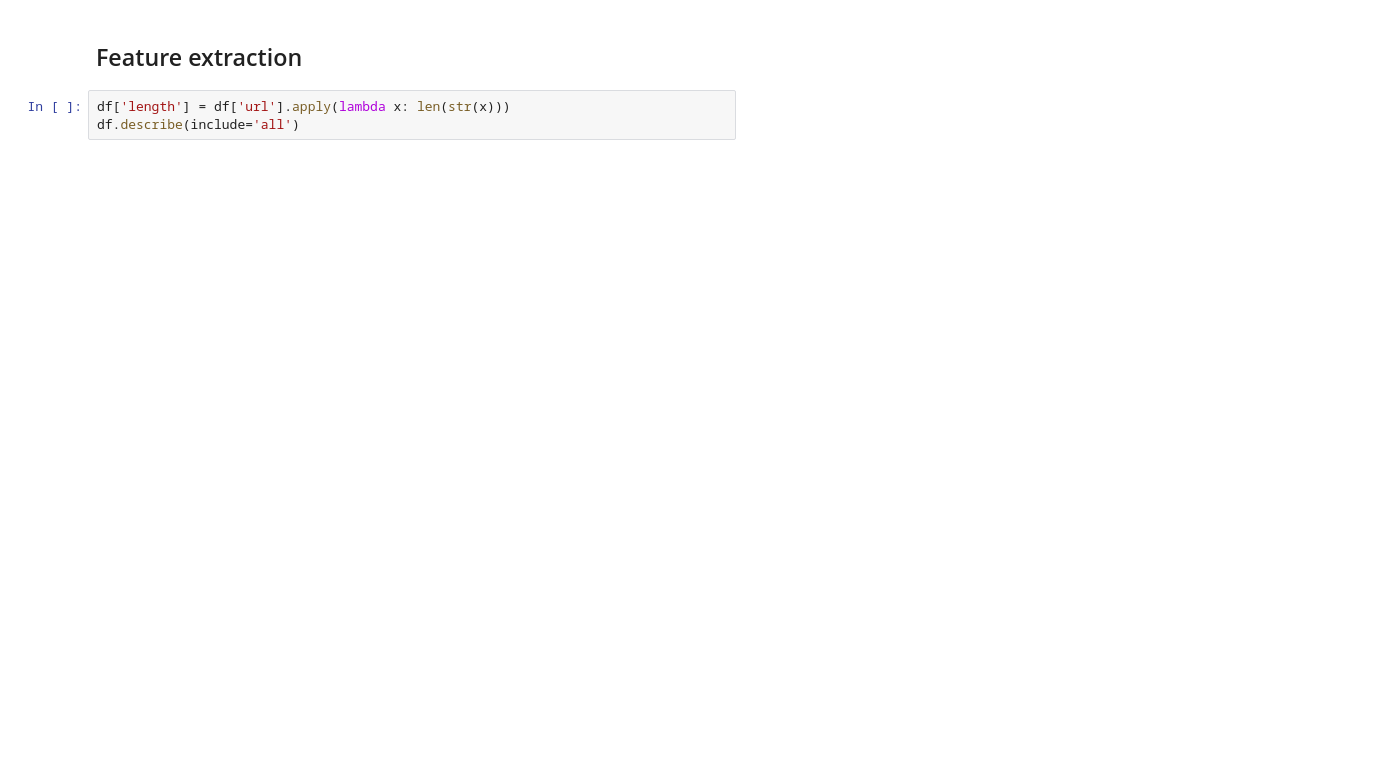
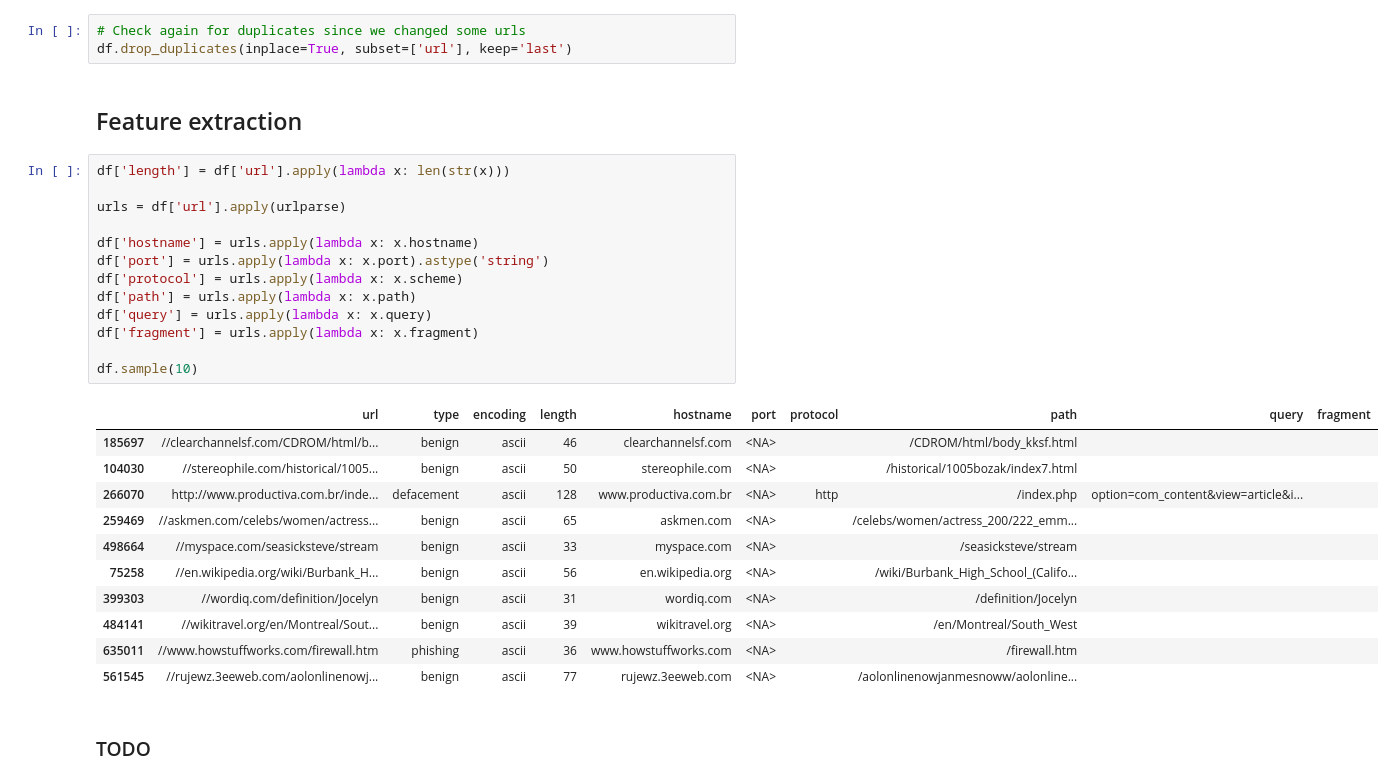
Before and after one commit to Metalcape/url-classifier, a Jupyter notebook: url-classifier.ipynb, the cells around one changed output. Saved outputs shown, nothing was run; the diff lists cells and outputs as text; blank space fills up the shorter version.

```diff
--- a/url-classifier.ipynb
+++ b/url-classifier.ipynb
@@ -202,8 +212,35 @@ if success :
     print('no errors.')
 # %% [output]
 no errors.
+# %%
+# Check again for duplicates since we changed some urls
+df.drop_duplicates(inplace=True, subset=['url'], keep='last')
 # %% [markdown]
 ## Feature extraction
-# %%
-df['length'] = df['url'].apply(lambda x: len(str(x)))
-df.describe(include='all')
+# %%
+df['length'] = df['url'].apply(lambda x: len(str(x)))
+
+urls = df['url'].apply(urlparse)
+
+df['hostname'] = urls.apply(lambda x: x.hostname)
+df['port'] = urls.apply(lambda x: x.port).astype('string')
+df['protocol'] = urls.apply(lambda x: x.scheme)
+df['path'] = urls.apply(lambda x: x.path)
+df['query'] = urls.apply(lambda x: x.query)
+df['fragment'] = urls.apply(lambda x: x.fragment)
+
+df.sample(10)
+# %% [output]
+|  | url | type | encoding | length | hostname | port | protocol | path | query | fragment |
+| 185697 | //clearchannelsf.com/CDROM/html/b... | benign | ascii | 46 | clearchannelsf.com | <NA> |  | /CDROM/html/body_kksf.html |  |  |
+| 104030 | //stereophile.com/historical/1005... | benign | ascii | 50 | stereophile.com | <NA> |  | /historical/1005bozak/index7.html |  |  |
+| 266070 | http://www.productiva.com.br/inde... | defacement | ascii | 128 | www.productiva.com.br | <NA> | http | /index.php | option=com_content&view=article&i... |  |
+| 259469 | //askmen.com/celebs/women/actress... | benign | ascii | 65 | askmen.com | <NA> |  | /celebs/women/actress_200/222_emm... |  |  |
+| 498664 | //myspace.com/seasicksteve/stream | benign | ascii | 33 | myspace.com | <NA> |  | /seasicksteve/stream |  |  |
+| 75258 | //en.wikipedia.org/wiki/Burbank_H... | benign | ascii | 56 | en.wikipedia.org | <NA> |  | /wiki/Burbank_High_School_(Califo... |  |  |
+| 399303 | //wordiq.com/definition/Jocelyn | benign | ascii | 31 | wordiq.com | <NA> |  | /definition/Jocelyn |  |  |
+| 484141 | //wikitravel.org/en/Montreal/Sout... | benign | ascii | 39 | wikitravel.org | <NA> |  | /en/Montreal/South_West |  |  |
+| 635011 | //www.howstuffworks.com/firewall.htm | phishing | ascii | 36 | www.howstuffworks.com | <NA> |  | /firewall.htm |  |  |
+| 561545 | //rujewz.3eeweb.com/aolonlinenowj... | benign | ascii | 77 | rujewz.3eeweb.com | <NA> |  | /aolonlinenowjanmesnoww/aolonline... |  |  |
+# %% [markdown]
+### TODO
```
Also changed, not shown: parts of 6 cells of this notebook.
